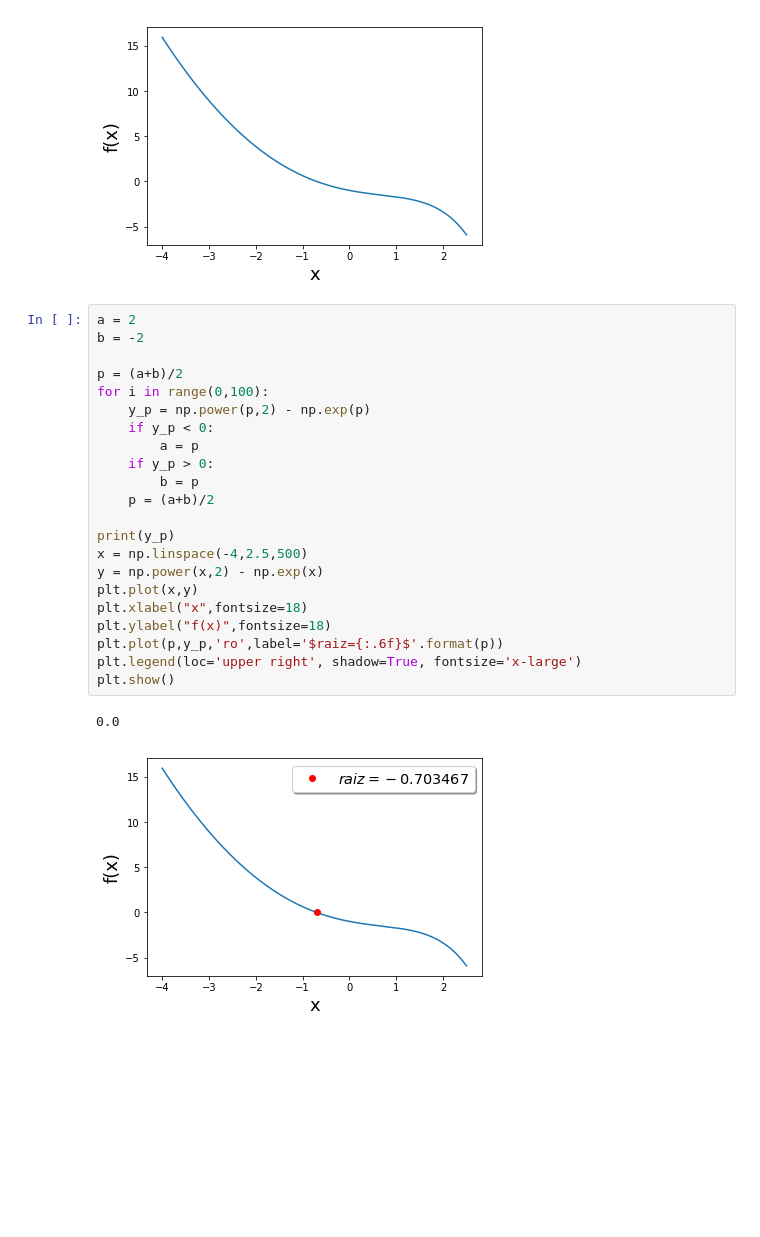
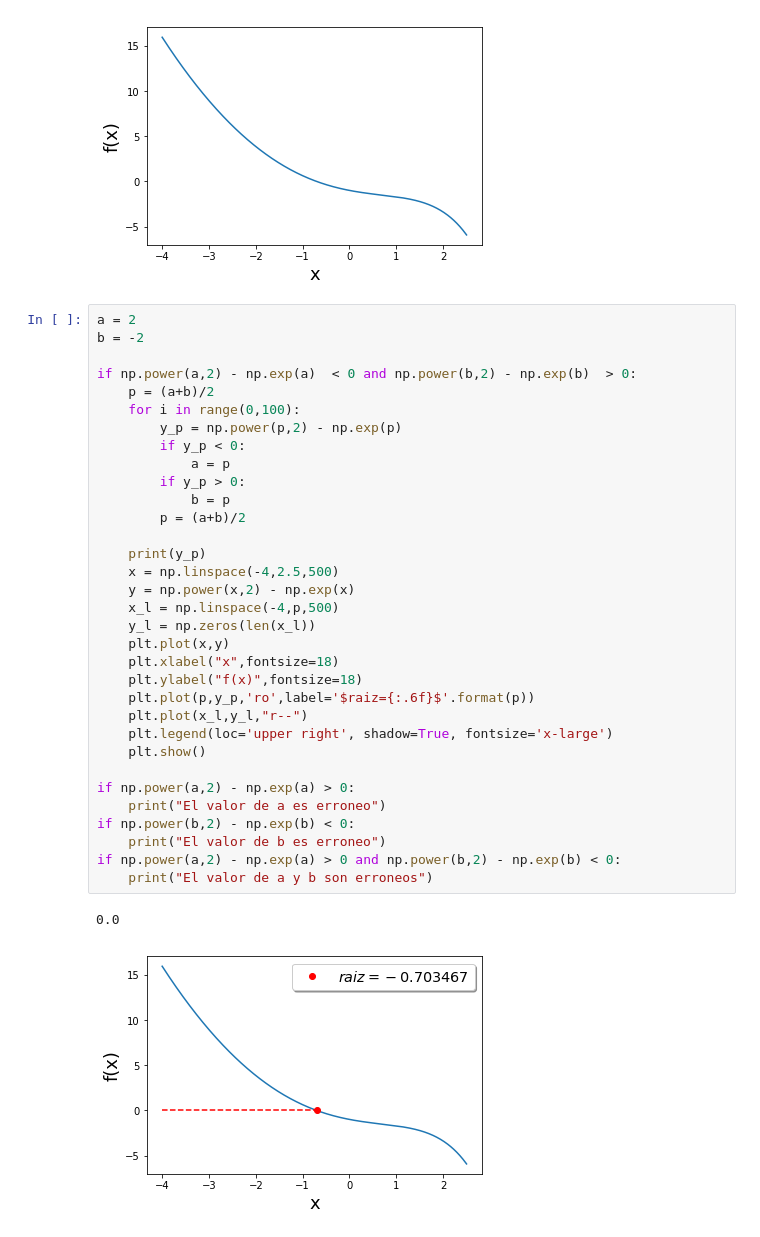
Before and after one commit to Oscar2401/M-todos-Num-ricos, a Jupyter notebook: semana_1/clase_2_Raices.ipynb, the cells around one changed output. Cells and saved outputs as stored; diff of their text form; blank space fills up the shorter version.

```diff
--- a/semana_1/clase_2_Raices.ipynb
+++ b/semana_1/clase_2_Raices.ipynb
@@ -65,25 +75,36 @@ plt.show()
 # %%
 a = 2
 b = -2
 
-p = (a+b)/2
-for i in range(0,100):
-    y_p = np.power(p,2) - np.exp(p)
-    if y_p < 0:
-        a = p
-    if y_p > 0:
-        b = p
+if np.power(a,2) - np.exp(a)  < 0 and np.power(b,2) - np.exp(b)  > 0:
     p = (a+b)/2
+    for i in range(0,100):
+        y_p = np.power(p,2) - np.exp(p)
+        if y_p < 0:
+            a = p
+        if y_p > 0:
+            b = p
+        p = (a+b)/2
 
-print(y_p)
-x = np.linspace(-4,2.5,500)
-y = np.power(x,2) - np.exp(x)
-plt.plot(x,y)
-plt.xlabel("x",fontsize=18)
-plt.ylabel("f(x)",fontsize=18)
-plt.plot(p,y_p,'ro',label='$raiz={:.6f}$'.format(p))
-plt.legend(loc='upper right', shadow=True, fontsize='x-large')
-plt.show()
+    print(y_p)
+    x = np.linspace(-4,2.5,500)
+    y = np.power(x,2) - np.exp(x)
+    x_l = np.linspace(-4,p,500)
+    y_l = np.zeros(len(x_l))
+    plt.plot(x,y)
+    plt.xlabel("x",fontsize=18)
+    plt.ylabel("f(x)",fontsize=18)
+    plt.plot(p,y_p,'ro',label='$raiz={:.6f}$'.format(p))
+    plt.plot(x_l,y_l,"r--")
+    plt.legend(loc='upper right', shadow=True, fontsize='x-large')
+    plt.show()
+
+if np.power(a,2) - np.exp(a) > 0:
+    print("El valor de a es erroneo")
+if np.power(b,2) - np.exp(b) < 0:
+    print("El valor de b es erroneo")
+if np.power(a,2) - np.exp(a) > 0 and np.power(b,2) - np.exp(b) < 0:
+    print("El valor de a y b son erroneos")
 # %% [output]
 0.0
-[figure, old version]
+[figure, new version]
```
Also changed, not shown: parts of 1 cell of this notebook.
